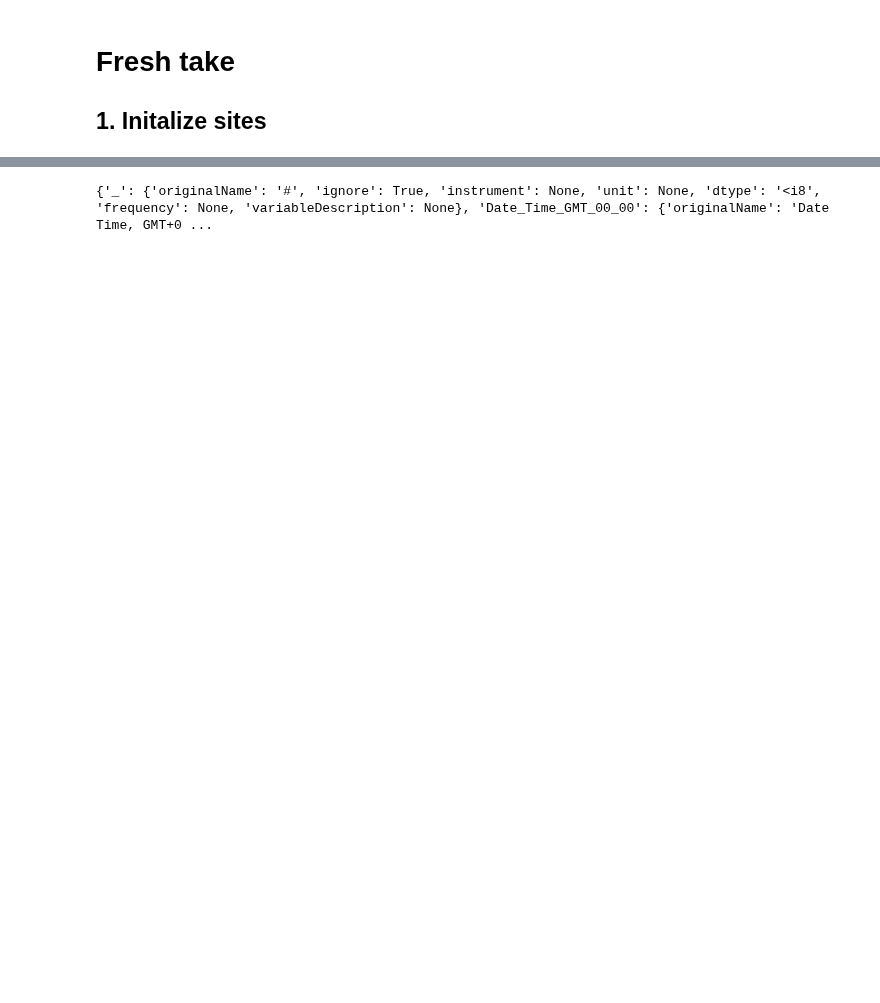
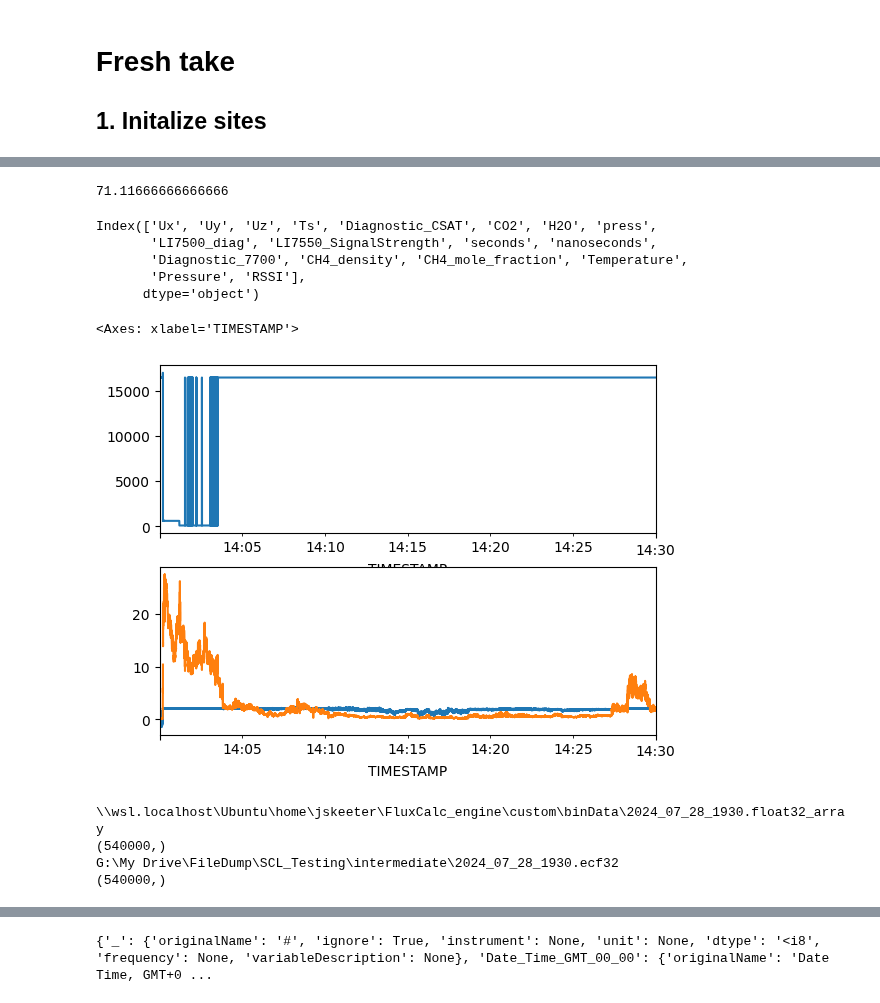
Before and after one commit to gsc-permafrost/EC_dataPipeline, a Jupyter notebook: NewDev.ipynb, the cells around one changed output, grey strips where cells are left out. Drawn from its saved outputs; the diff is of its cells as text; code cells hidden in the pictures; blank space fills up the shorter version.

Commit message:
updates for flux engine

```diff
--- a/NewDev.ipynb
+++ b/NewDev.ipynb
@@ -4,0 +16,31 @@
+# %%
+import matplotlib.pyplot as plt
+
+from parseFiles import parseCSI,baseMethods
+import importlib
+importlib.reload(parseCSI)
+importlib.reload(baseMethods)
+import os
+TOB3 = r'parseFiles\example_data\Flux_Data640.dat'
+outputPath = r'G:\My Drive\FileDump\SCL_Testing\intermediate'
+# f = parseCSI.parseTOB3(sourceFile=TOB3,dropCols=['Diagnostic_CSAT'])
+# tmp = baseMethods.binBundle(variableMap=f.variableMap,DataFrame=f.DataFrame,filename=f.fileTimestamp,outputPath=outputPath)
+t = []
+r = []
+import time
+for f in fl:
+    if f.endswith('.dat'):
+        t1 = time.time()
+        TOB3 = os.path.join(dpth,f)
+        f = parseCSI.parseTOB3(sourceFile=TOB3,dropCols=['Diagnostic_CSAT'])
+        tmp = baseMethods.binBundle(variableMap=f.variableMap,DataFrame=f.DataFrame,filename=f.fileTimestamp,outputPath=outputPath,verbose=False)
+        t.append(f.DataFrame.index[0])
+        print((f.fileTimestamp))
+        diag_codes = (tmp.DataFrame[['Diagnostic_7700','RSSI']].groupby('Diagnostic_7700').agg(['count','mean']))
+        # subset = diag.copy()
+        r.append(tmp.DataFrame['RSSI'].median())
+        print((tmp.DataFrame['RSSI'].median()))
+        print(time.time()-t1)
+        print()
+plt.figure()
+plt.scatter(t,r)
@@ -4,0 +65,38 @@
+# %%
+2510*1.7/60
+# %% [output]
+71.11666666666666
+# %%
+print(tmp.DataFrame.columns)
+fig,ax=plt.subplots(2)
+tmp.DataFrame['Diagnostic_7700'].plot(ax=ax[0])
+tmp.DataFrame['CH4_mole_fraction'].plot(ax=ax[1])
+tmp.DataFrame['RSSI'].plot(ax=ax[1])
+# %% [output]
+Index(['Ux', 'Uy', 'Uz', 'Ts', 'Diagnostic_CSAT', 'CO2', 'H2O', 'press',
+       'LI7500_diag', 'LI7550_SignalStrength', 'seconds', 'nanoseconds',
+       'Diagnostic_7700', 'CH4_density', 'CH4_mole_fraction', 'Temperature',
+       'Pressure', 'RSSI'],
+      dtype='object')
+<Axes: xlabel='TIMESTAMP'>
+[figure, added]
+# %%
+import numpy as np
+import pandas as pd
+
+
+f = r"\\wsl.localhost\Ubuntu\home\jskeeter\FluxCalc_engine\custom\binData\2024_07_28_1930.float32_array"
+print(f)
+float32_array = np.fromfile(f,dtype='float32')
+print(float32_array.shape)
+fn = f'{tmp.filename}.ecf32'
+f = os.path.join(tmp.outputPath,fn)
+print(f)
+ecf32 = np.fromfile(f,dtype='float32')
+print(ecf32.shape)
+# pd.to_datetime(np.fromfile('2024_07_28_1430.POSIX_timestamp'),unit='s')
+# %% [output]
+\\wsl.localhost\Ubuntu\home\jskeeter\FluxCalc_engine\custom\binData\2024_07_28_1930.float32_array
+(540000,)
+G:\My Drive\FileDump\SCL_Testing\intermediate\2024_07_28_1930.ecf32
+(540000,)
```
Also changed, not shown: parts of 4 cells of this notebook.
